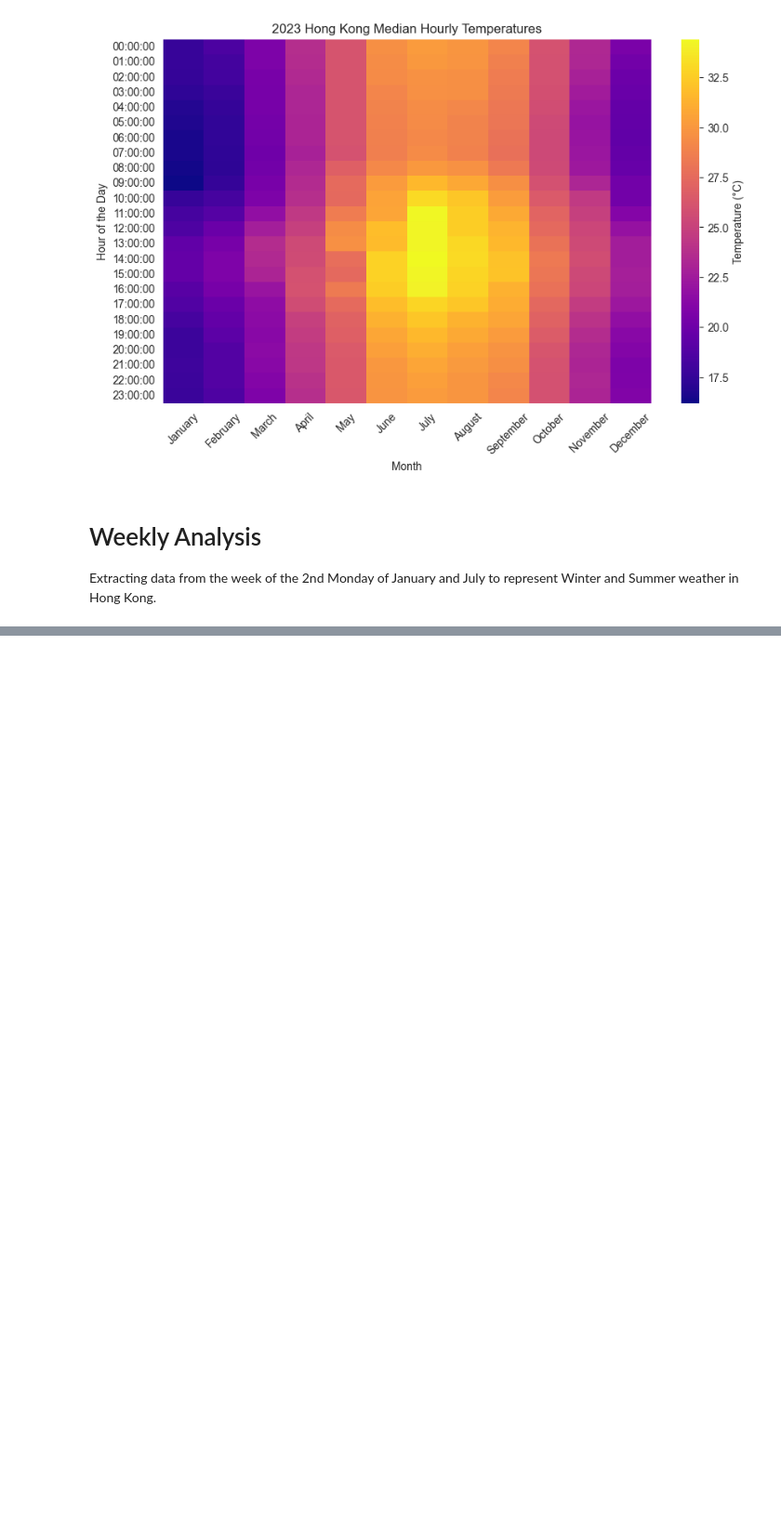
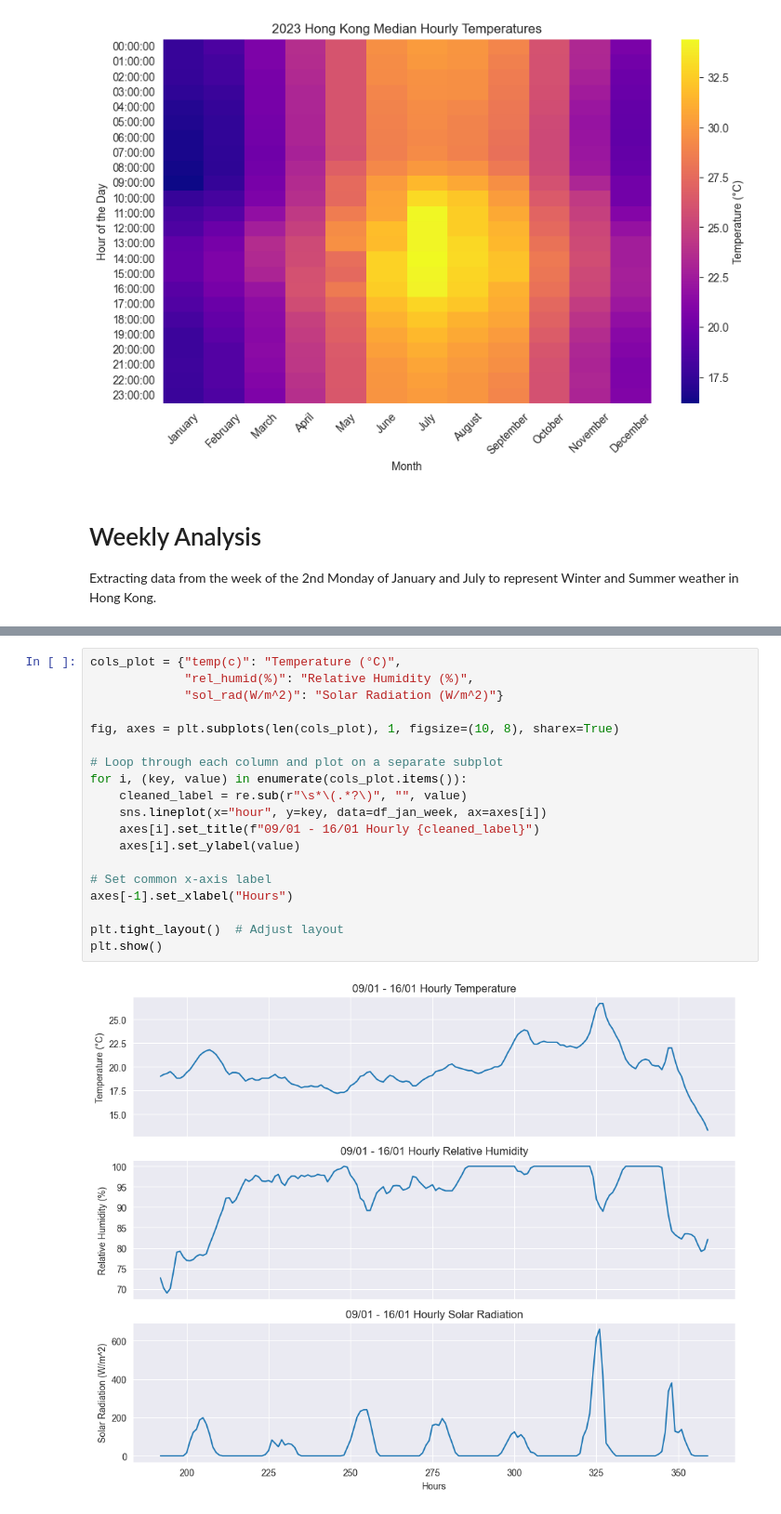
Before and after one commit to marcohl5/ME404_HongKongWeather, a Jupyter notebook: qc.ipynb, the cells around one changed output, grey strips where cells are left out. Shown: that part at 93% size. Saved outputs shown, nothing was run; the diff lists cells and outputs as text; blank space fills up the shorter version.

Commit message:
+ subplot

```diff
--- a/qc.ipynb
+++ b/qc.ipynb
@@ -118,0 +136,21 @@ plt.show()
+# %%
+cols_plot = {"temp(c)": "Temperature (°C)",
+             "rel_humid(%)": "Relative Humidity (%)",
+             "sol_rad(W/m^2)": "Solar Radiation (W/m^2)"}
+
+fig, axes = plt.subplots(len(cols_plot), 1, figsize=(10, 8), sharex=True)
+
+# Loop through each column and plot on a separate subplot
+for i, (key, value) in enumerate(cols_plot.items()):
+    cleaned_label = re.sub(r"\s*\(.*?\)", "", value)
+    sns.lineplot(x="hour", y=key, data=df_jan_week, ax=axes[i])
+    axes[i].set_title(f"09/01 - 16/01 Hourly {cleaned_label}")
+    axes[i].set_ylabel(value)
+
+# Set common x-axis label
+axes[-1].set_xlabel("Hours")
+
+plt.tight_layout()  # Adjust layout
+plt.show()
+# %% [output]
+[figure, added]
```
Also changed, not shown: parts of 6 cells of this notebook, 12 other files.
